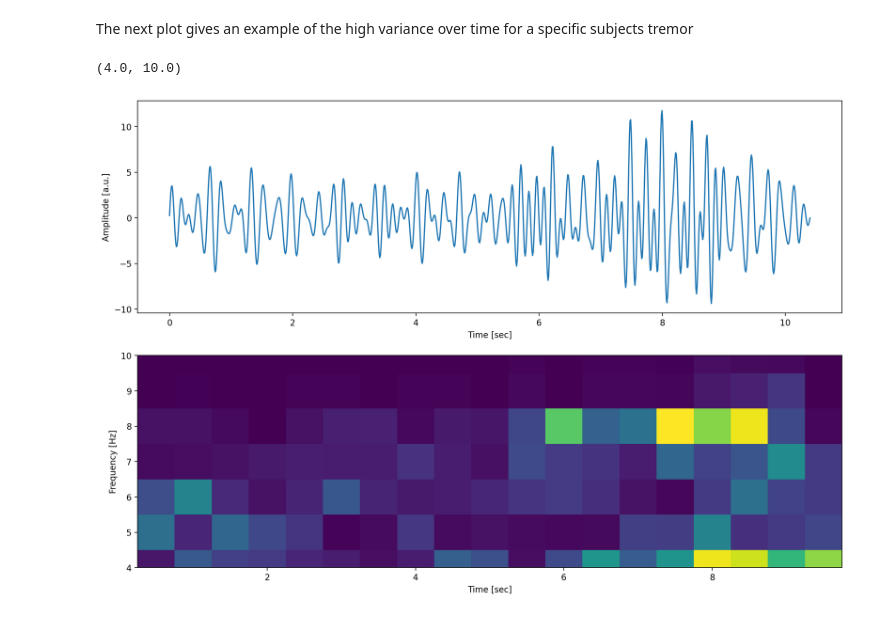
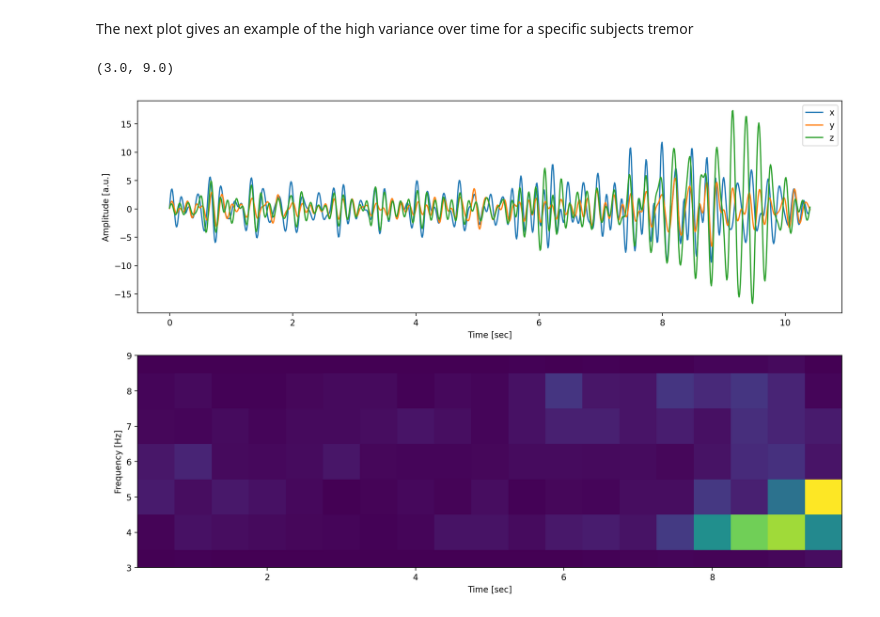
Before and after one commit to JuliusWelzel/tremor_music_ap, a Jupyter notebook: scripts/01_prep_single_subjects.ipynb, the cells around one changed output. Cells and saved outputs as stored; diff of their text form; code cells hidden in the pictures.

```diff
--- a/scripts/01_prep_single_subjects.ipynb
+++ b/scripts/01_prep_single_subjects.ipynb
@@ -28,6 +28,8 @@ from src.utls import prep_raw_data
 dir_proj = Path("__file__").absolute().parents[1]
 dir_rawdata = Path.joinpath(dir_proj, "data")
 dir_prep = Path.joinpath(dir_proj,"results")
+dir_single_plots = Path.joinpath(dir_proj,"results","single_subs_raw")
+dir_single_plots.mkdir(exist_ok=True)
 print(dir_rawdata)
 # %% [output]
 c:\Users\User\Desktop\kiel\tremor_music_ap\data
@@ -52,7 +54,7 @@ Resulting data is prepared to be converted into pandas df.
  # set params for epoch processing and plotting
 
 cfg_filter_window = [4,8]
-cfg_freqs_oi = [4,10]
+cfg_freqs_oi = [3,9]
 
 
 # prelocate df
@@ -81,7 +83,7 @@ for dir_sub in tqdm(tmp_dir_patients):
         tmp = pd.read_excel(Path.joinpath(dir_rawdata,dir_sub,fnm),header=None)
 
         # extract visit specific info
-        tmp_id = dir_sub.strip()
+        tmp_id = dir_sub.replace(' ','')
         tmp_visit = fnm.split(' - ')[1]
         tmp_task = fnm.split('prova ')[1][0]
         if len(tmp_visit) > 2:
@@ -135,6 +137,8 @@ for dir_sub in tqdm(tmp_dir_patients):
         peak_freq.append(freq_x[idx_max_amp_x])
         peak_freq.append(freq_y[idx_max_amp_y])
         peak_freq.append(freq_z[idx_max_amp_z])
+
+        save_raw_tf_plt(x_zm, y_zm, z_zm, cfg_srate, cfg_freqs_oi, tmp_id, dir_single_plots)
 # %% [markdown]
 ## aggregate preprocessed data to dataframes
 # %%
@@ -156,19 +160,23 @@ agg_data.to_csv(Path.joinpath(dir_prep,"single_subj_agg.csv"), index=False)
 # %% [markdown]
 The next plot gives an example of the high variance over time for a specific subjects tremor
 # %%
-freqs, times, specs = signal.spectrogram(x_zm, cfg_srate, nperseg = cfg_srate, noverlap = cfg_srate // 2)
+freqs, times, specs_x = signal.spectrogram(x_zm, cfg_srate, nperseg = cfg_srate, noverlap = cfg_srate // 2)
+freqs, times, specs_y = signal.spectrogram(y_zm, cfg_srate, nperseg = cfg_srate, noverlap = cfg_srate // 2)
+freqs, times, specs_z = signal.spectrogram(z_zm, cfg_srate, nperseg = cfg_srate, noverlap = cfg_srate // 2)
 fig,axs = plt.subplots(2,1)
 
 time_vec = np.linspace(0,len(x_zm) / cfg_srate, len(x_zm))
-axs[0].plot(time_vec,x_zm)
+axs[0].plot(time_vec,x_zm,label='x')
+axs[0].plot(time_vec,y_zm,label='y')
+axs[0].plot(time_vec,z_zm,label='z')
 axs[0].set_ylabel('Amplitude [a.u.]')
 axs[0].set_xlabel('Time [sec]')
+axs[0].legend()
 
-
-axs[1].pcolormesh(times, freqs, specs, shading='nearest')
+axs[1].pcolormesh(times, freqs,np.array([specs_x, specs_y, specs_z]).sum(axis=0), shading='nearest')
 axs[1].set_ylabel('Frequency [Hz]')
 axs[1].set_xlabel('Time [sec]')
 axs[1].set_ylim(cfg_freqs_oi)
 # %% [output]
-(4.0, 10.0)
+(3.0, 9.0)
-[figure, old version]
+[figure, new version]
```
Also changed, not shown: parts of 1 cell of this notebook, 2 other files.
